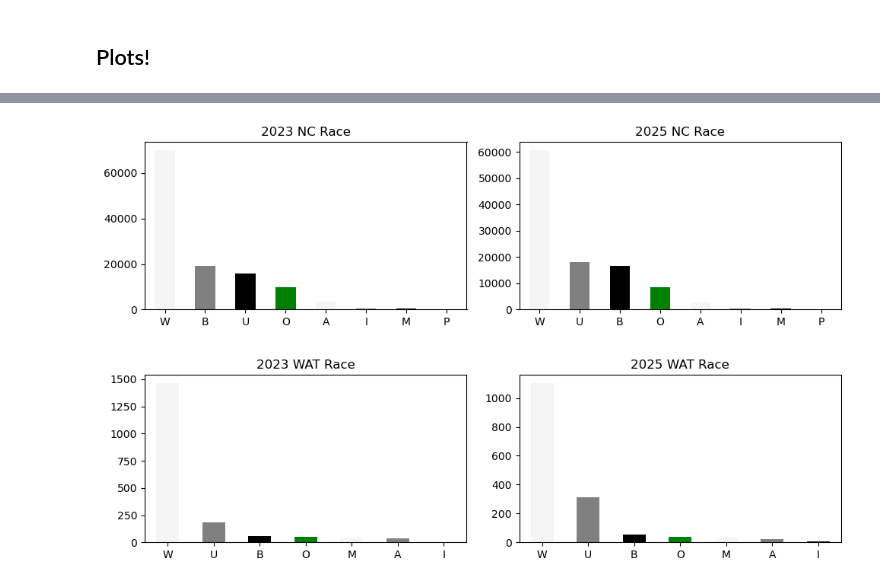
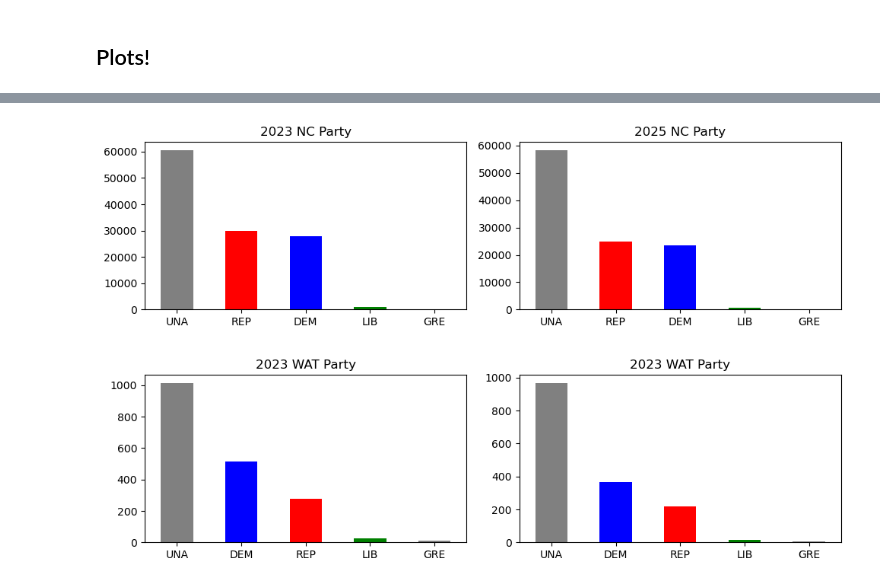
Before and after one commit to vandyy123/Election-Analysis, a Jupyter notebook: Election Results.ipynb, the cells around one changed output, grey strips where cells are left out. Cells and saved outputs as stored; diff of their text form; code cells hidden in the pictures.

```diff
--- a/Election Results.ipynb
+++ b/Election Results.ipynb
@@ -114,12 +90,12 @@ plt.tight_layout(h_pad=3.0)
-# %%
-fig, axes = plt.subplots(2, 2, figsize = (10, 6))
-
-nc_past['race_code'].value_counts().plot(ax = axes[0,0], kind = 'bar', stacked = True, color = ['whitesmoke', 'grey', 'black', 'green'], title = '2023 NC Race', rot = 0)
-nc_current['race_code'].value_counts().plot(ax = axes[0,1], kind = 'bar', stacked = True, color = ['whitesmoke', 'grey', 'black', 'green'], title = '2025 NC Race', rot = 0)
-
-wat_past['race_code'].value_counts().plot(ax = axes[1,0], kind = 'bar', stacked = True, color = ['whitesmoke', 'grey', 'black', 'green'], title = '2023 WAT Race', rot = 0)
-wat_current['race_code'].value_counts().plot(ax = axes[1,1], kind = 'bar', stacked = True, color = ['whitesmoke', 'grey', 'black', 'green'], title = '2025 WAT Race', rot = 0)
-
-plt.tight_layout(h_pad=3.0)
-# %% [output]
-[figure, removed]
+# %%
+fig, axes = plt.subplots(2, 2, figsize = (10, 6))
+
+nc_past['party_cd'].value_counts().plot.bar(ax = axes[0,0], stacked = True, color = ['grey', 'red', 'blue', 'green'], title = '2023 NC Party', rot = 0)
+nc_current['party_cd'].value_counts().plot.bar(ax = axes[0,1], stacked = True, color = ['grey', 'red', 'blue', 'green'], title = '2025 NC Party', rot = 0)
+
+wat_past['party_cd'].value_counts().plot.bar(ax = axes[1,0], stacked = True, color = ['grey', 'blue', 'red', 'green'], title = '2023 WAT Party', rot = 0)
+wat_current['party_cd'].value_counts().plot.bar(ax = axes[1,1], stacked = True, color = ['grey', 'blue', 'red', 'green'], title = '2023 WAT Party', rot = 0)
+
+plt.tight_layout(h_pad=3.0)
+# %% [output]
+[figure, added]
```
Also changed, not shown: parts of 4 cells of this notebook.
